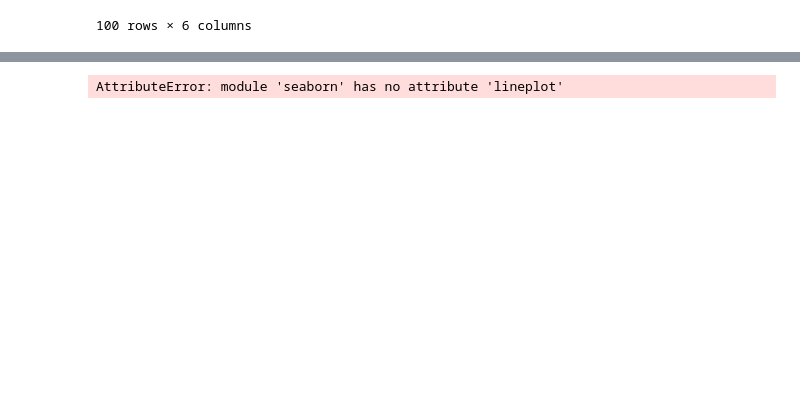
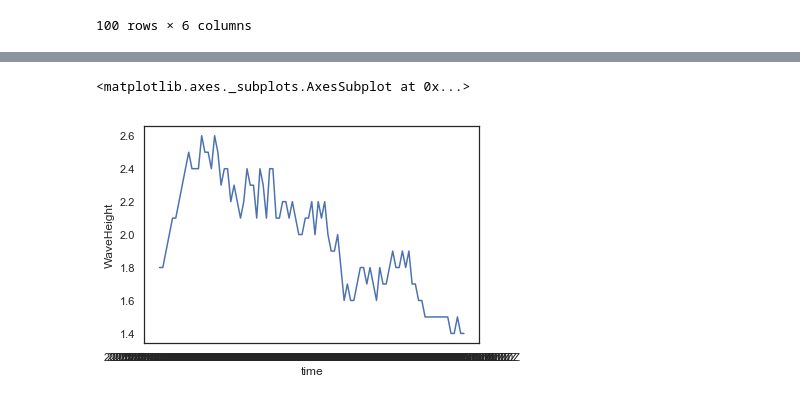
Before and after one commit to brensw/Programming-Project-2018, a Jupyter notebook: Project Notebook.ipynb, the cells around one changed output, grey strips where cells are left out. Drawn from its saved outputs; the diff is of its cells as text; code cells hidden in the pictures; blank space fills up the shorter version.

```diff
--- a/Project Notebook.ipynb
+++ b/Project Notebook.ipynb
@@ -85,5 +85,10 @@ plt.show()
 # %%
 import seaborn as sns
-sns.lineplot(data=data, palette="tab10", linewidth=2.5)
+sns.set(style="white")
+
+
+
+sns.lineplot(x="time", y="WaveHeight",data=M3_100)
 # %% [output]
-AttributeError: module 'seaborn' has no attribute 'lineplot'
+<matplotlib.axes._subplots.AxesSubplot at 0x...>
+[figure, added]
```
Also changed, not shown: parts of 3 cells of this notebook.
